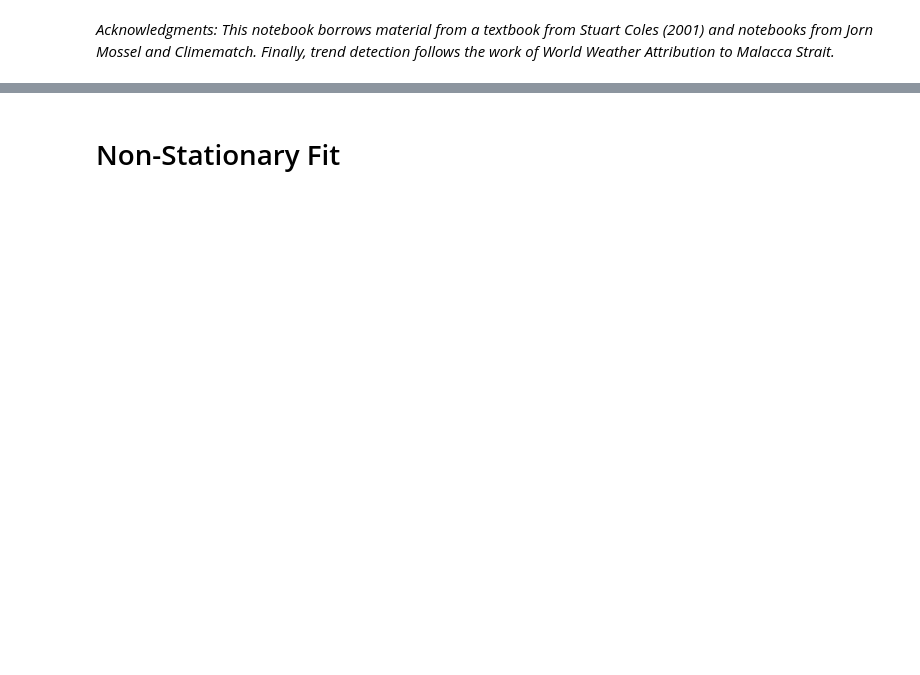
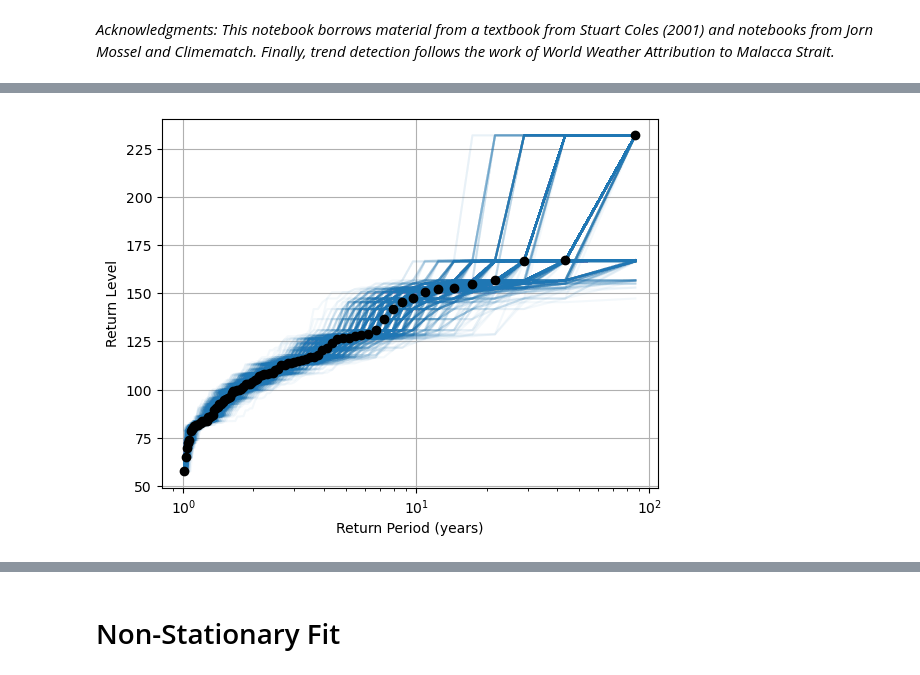
Before and after one commit to nathasya-abenita/diploma_data_analysis, a Jupyter notebook: scripts/project/extreme_trend_detection.ipynb, the cells around one changed output, grey strips where cells are left out. Saved outputs shown, nothing was run; the diff lists cells and outputs as text; code cells hidden in the pictures; blank space fills up the shorter version.

```diff
--- a/scripts/project/extreme_trend_detection.ipynb
+++ b/scripts/project/extreme_trend_detection.ipynb
@@ -59,0 +120,22 @@ plt.show()
+# %%
+# Number of experiments
+n_boot = 1_000
+
+# Initialize plot
+_, ax = plt.subplots()
+
+# Perform experiments
+for _ in range (n_boot):
+    # Draw data
+    resample = np.random.choice(df['tp'].values, size=len(df['tp'].values), replace=True)
+    # Plot
+    ax = evt.plot_empirical_return_level(resample, ax, marker='-', alpha=0.05)
+
+# Plot original return levels
+ax = evt.plot_empirical_return_level(df['tp'].values, ax, color='k')
+
+# Decorate plot
+evt.decorate_return_level_plot(ax)
+plt.show()
+# %% [output]
+[figure, added]
```
Also changed, not shown: parts of 29 cells of this notebook, 1 other file.
